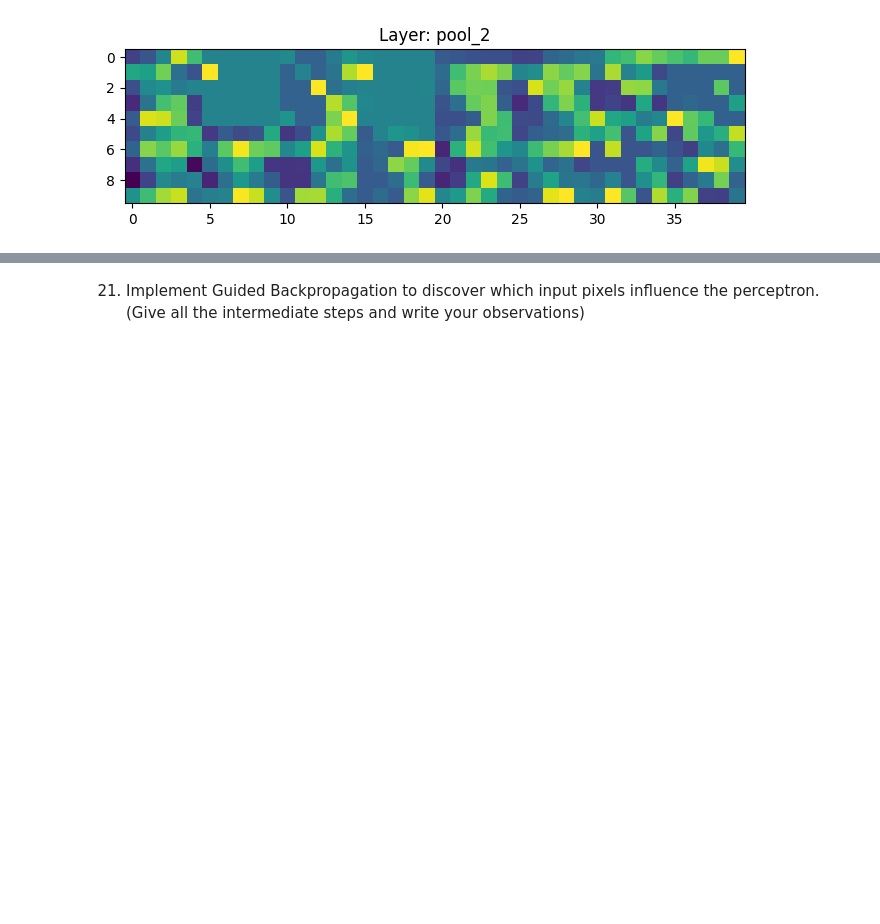
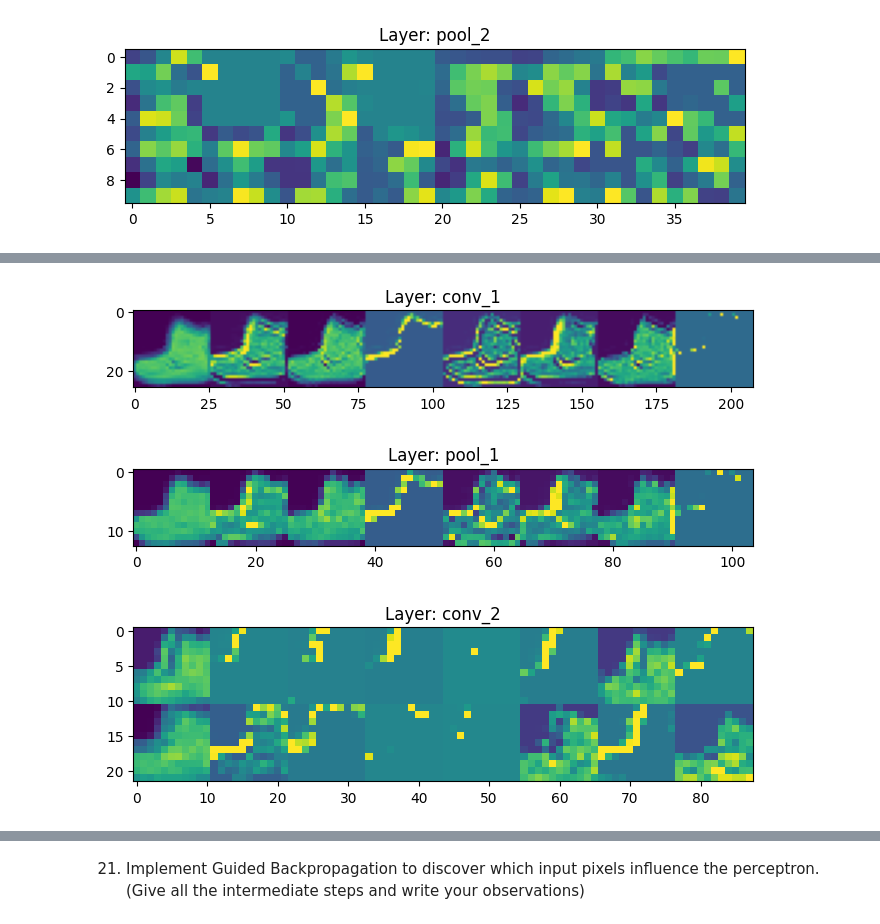
Before and after one commit to VarunKoduru/Deep-Learning, a Jupyter notebook: DL_Practice.ipynb, the cells around one changed output, grey strips where cells are left out. Cells and saved outputs as stored; diff of their text form; code cells hidden in the pictures; blank space fills up the shorter version.

```diff
--- a/DL_Practice.ipynb
+++ b/DL_Practice.ipynb
@@ -1552,10 +1552,10 @@ WEEK-5
 
 import tensorflow as tf
 from tensorflow.keras import layers, models
-from tensorflow.keras.datasets import mnist
+from tensorflow.keras.datasets import fashion_mnist
 
 # Load dataset
-(x_train, y_train), (x_test, y_test) = mnist.load_data()
+(x_train, y_train), (x_test, y_test) = fashion_mnist.load_data()
 
 # Preprocess
 x_train = x_train.reshape(-1, 784) / 255.0
@@ -1601,7 +1617,7 @@ shared_layer = layers.Dense(64, activation='relu')
 
 input_layer = tf.keras.Input(shape=(784,))
 x = shared_layer(input_layer)
-x = shared_layer(x)  # same weights reused
+x = layers.Dense(64, activation='relu')(x)  # Use a new Dense layer for the second step
 output = layers.Dense(10, activation='softmax')(x)
 
 model = tf.keras.Model(input_layer, output)
@@ -2085,7 +2218,7 @@ from tensorflow.keras import datasets, layers, models, utils
 from sklearn.metrics import classification_report, confusion_matrix
 
 # Load MNIST
-(x_train, y_train), (x_test, y_test) = datasets.mnist.load_data()
+(x_train, y_train), (x_test, y_test) = datasets.fashion_mnist.load_data()
 
 # Normalize and Reshape for LeNet (Grayscale 32x32)
 x_train_lenet = tf.image.resize(x_train[..., tf.newaxis], (32, 32)) / 255.0
@@ -2490,3 +2619,72 @@ plt.show()
 [figure]
 [figure]
 [figure]
+# %%
+import numpy as np
+import matplotlib.pyplot as plt
+import tensorflow as tf
+from tensorflow.keras import models, datasets, layers
+
+# 1. Load Data and a Pre-trained Model (LeNet-5 style)
+(x_train, y_train), _ = datasets.fashion_mnist.load_data()
+sample_image = x_train[0].reshape(1, 28, 28, 1) / 255.0
+
+# Define a simple model to visualize
+model = models.Sequential([
+    layers.Conv2D(8, (3,3), activation='relu', input_shape=(28, 28, 1), name='conv_1'),
+    layers.MaxPooling2D((2,2), name='pool_1'),
+    layers.Conv2D(16, (3,3), activation='relu', name='conv_2'),
+    layers.MaxPooling2D((2,2), name='pool_2')
+])
+
+# Fix: Build the model explicitly or by passing data once
+# model.build(input_shape=(None, 28, 28, 1)) # Alternative explicit build
+model(sample_image) # Pass sample data once to build the model
+
+# 2. Create a "Visualization Model"
+# This model maps the input image to the outputs of the layers we want to see
+layer_outputs = [layer.output for layer in model.layers]
+activation_model = models.Model(inputs=model.inputs[0], outputs=layer_outputs)
+
+# 3. Get the Feature Maps for our sample image
+activations = activation_model.predict(sample_image)
+
+# 4. Visualization Function
+def display_feature_maps(activations, layer_names, maps_per_row=8):
+    for layer_name, layer_activation in zip(layer_names, activations):
+        # Number of features in the feature map
+        n_features = layer_activation.shape[-1]
+
+        # The feature map has shape (1, size, size, n_features)
+        size = layer_activation.shape[1]
+
+        # Tile the activation channels in this matrix
+        n_cols = n_features // maps_per_row
+        display_grid = np.zeros((size * n_cols, maps_per_row * size))
+
+        for col in range(n_cols):
+            for row in range(maps_per_row): # Fixed typo here
+                channel_image = layer_activation[0, :, :, col * maps_per_row + row]
+
+                # Post-process the feature for better visuals
+                channel_image -= channel_image.mean()
+                channel_image /= channel_image.std() + 1e-5
+                channel_image *= 64
+                channel_image += 128
+                channel_image = np.clip(channel_image, 0, 255).astype('uint8')
+
+                display_grid[col * size : (col + 1) * size,
+                             row * size : (row + 1) * size] = channel_image
+
+        scale = 1. / size
+        plt.figure(figsize=(scale * display_grid.shape[1],
+                            scale * display_grid.shape[0]))
+        plt.title(f"Layer: {layer_name}")
+        plt.grid(False)
+        plt.imshow(display_grid, aspect='auto', cmap='viridis')
+
+# Run visualization
+layer_names = [layer.name for layer in model.layers]
+display_feature_maps(activations, layer_names)
+plt.show()
+# %% [output]
@@ -2492,0 +2692,3 @@ plt.show()
+[figure, added]
+[figure, added]
+[figure, added]
```
Also changed, not shown: parts of 15 cells of this notebook.
